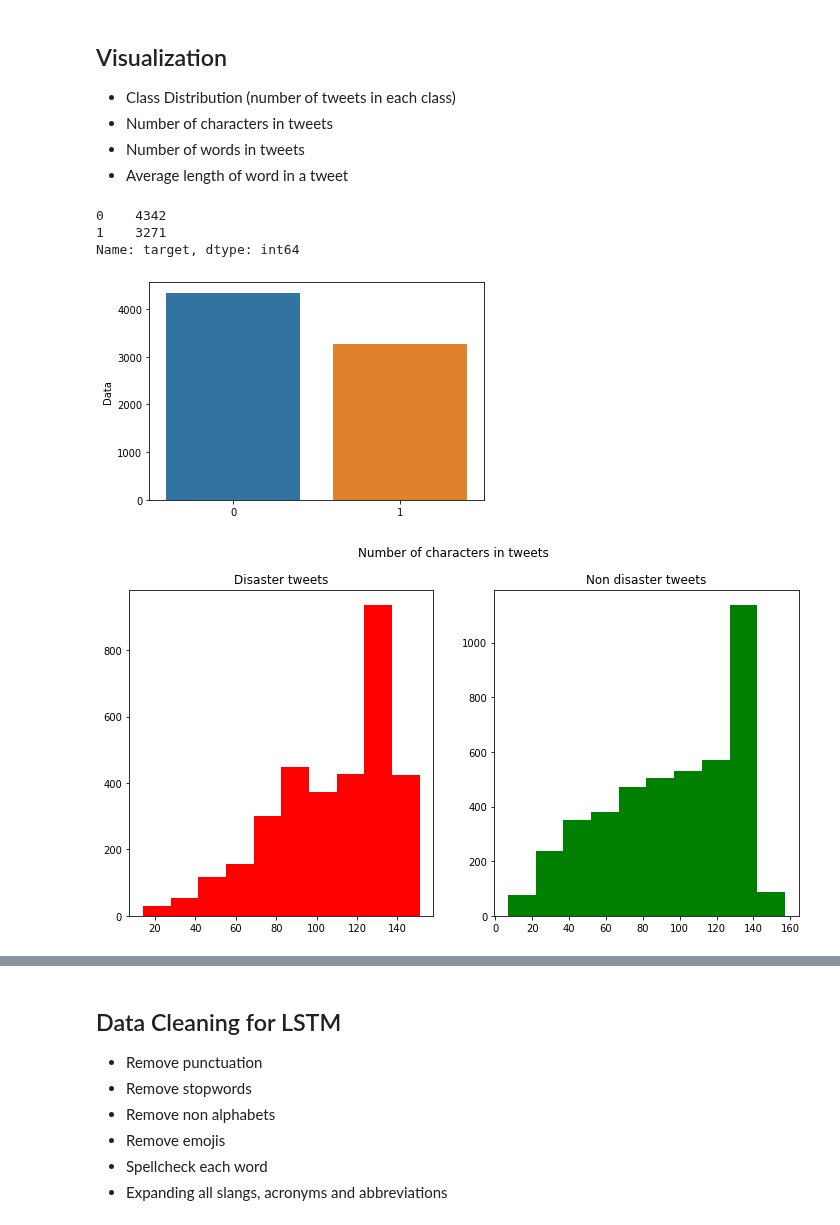
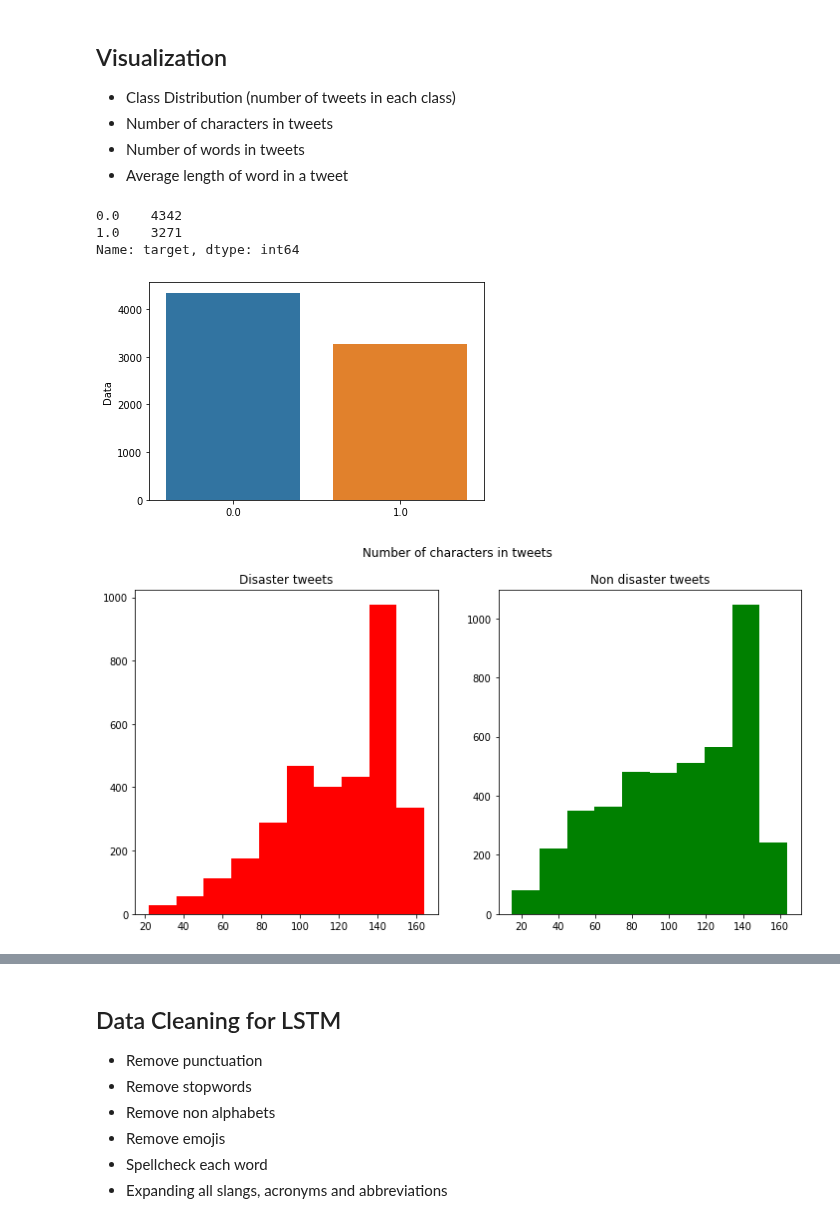
Before and after one commit to pranshudiwan/NLP_CS_6200, a Jupyter notebook: NLP_LSTM.ipynb, the cells around one changed output, grey strips where cells are left out. Saved outputs shown, nothing was run; the diff lists cells and outputs as text; code cells hidden in the pictures.

Commit message:
adding features to combined data

```diff
--- a/NLP_LSTM.ipynb
+++ b/NLP_LSTM.ipynb
@@ -21,9 +49,8 @@ Requirement already satisfied: pyspellchecker in /usr/local/lib/python3.7/dist-p
 # %%
-
 # Import train data
 url_train = 'https://raw.githubusercontent.com/pranshudiwan/NLP_CS_6200/main/train.csv'
-train = pd.read_csv(url_train)
+train_data = pd.read_csv(url_train)
 
 # Import est data
 url_test = 'https://raw.githubusercontent.com/pranshudiwan/NLP_CS_6200/main/test.csv'
-test = pd.read_csv(url_test)
+test_data = pd.read_csv(url_test)
@@ -31,0 +59,3 @@ total_data = train.append(test)
+# %%
+train_data['keyword'] = train_data['keyword'].fillna('unknown')
+test_data['keyword'] = test_data['keyword'].fillna('unknown')
@@ -31,0 +64,14 @@ total_data = train.append(test)
+# %%
+#add keyword to tweets
+train_data['text'] = train_data['text'] + ' ' + train_data['keyword']
+test_data['text'] = test_data['text'] + ' ' + test_data['keyword']
+
+test_id = test_data['id']
+
+#drop from train and test
+columns = {'id', 'location', 'keyword'}
+train = train_data.drop(columns = columns)
+test = test_data.drop(columns = columns)
+
+
+combined = train.append(test)
@@ -37,35 +92,38 @@ total_data = train.append(test)
 - Average length of word in a tweet
 # %%
 # Class distribution
-class_counts=total_data.target.value_counts()
+class_counts=combined.target.value_counts()
 sns.barplot(x=class_counts.index,y=class_counts)
 plt.gca().set_ylabel('Data')
 
 print(class_counts , "\n")
 # %% [output]
-0    4342
-1    3271
+0.0    4342
+1.0    3271
 Name: target, dtype: int64
-[figure, old version]
+[figure, new version]
 # %%
+combined['character_count'] = combined['text'].apply(lambda word: len(word))
+
 # Number of characters in tweets
+train = combined[:len(train)]
 
 # For Disaster tweets
-disaster_tweet_len=train[train['target']==1]['text'].str.len()
+disaster_tweet_len=train[train['target']==1]['character_count']
 #print(disaster_tweet_len)
-non_disaster_tweet_len=train[train['target']==0]['text'].str.len()
+non_disaster_tweet_len=train[train['target']==0]['character_count']
 #print(non_disaster_tweet_len)
 
 
 # plotting
 plot,(subplot1,subplot2)=plt.subplots(1,2,figsize=(12,6))
 subplot1.hist(disaster_tweet_len,color='red')
 subplot1.set_title('Disaster tweets')
 subplot2.hist(non_disaster_tweet_len,color='green')
 subplot2.set_title('Non disaster tweets')
 plot.suptitle('Number of characters in tweets')
 plt.show()
 # %% [output]
-[figure, old version]
+[figure, new version]
 # %%
 # Number of words in tweets
```
Also changed, not shown: parts of 23 cells of this notebook.
